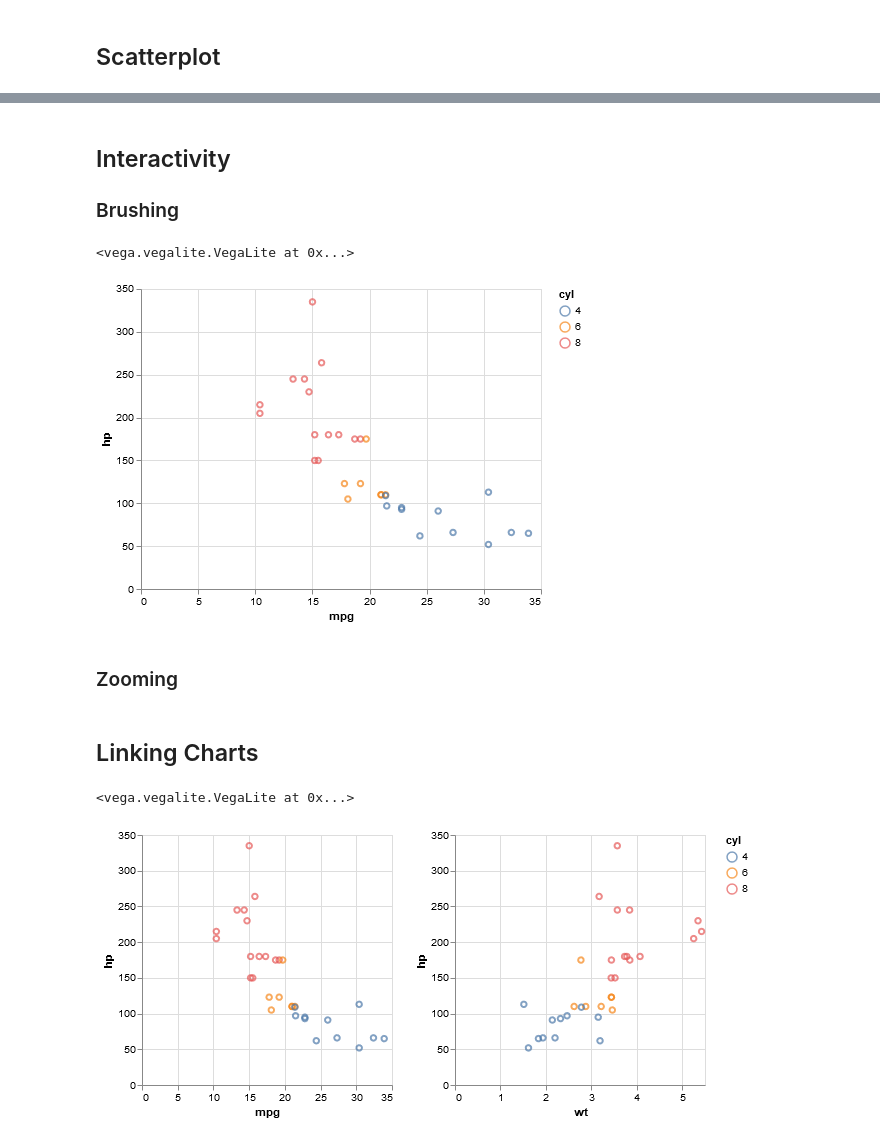
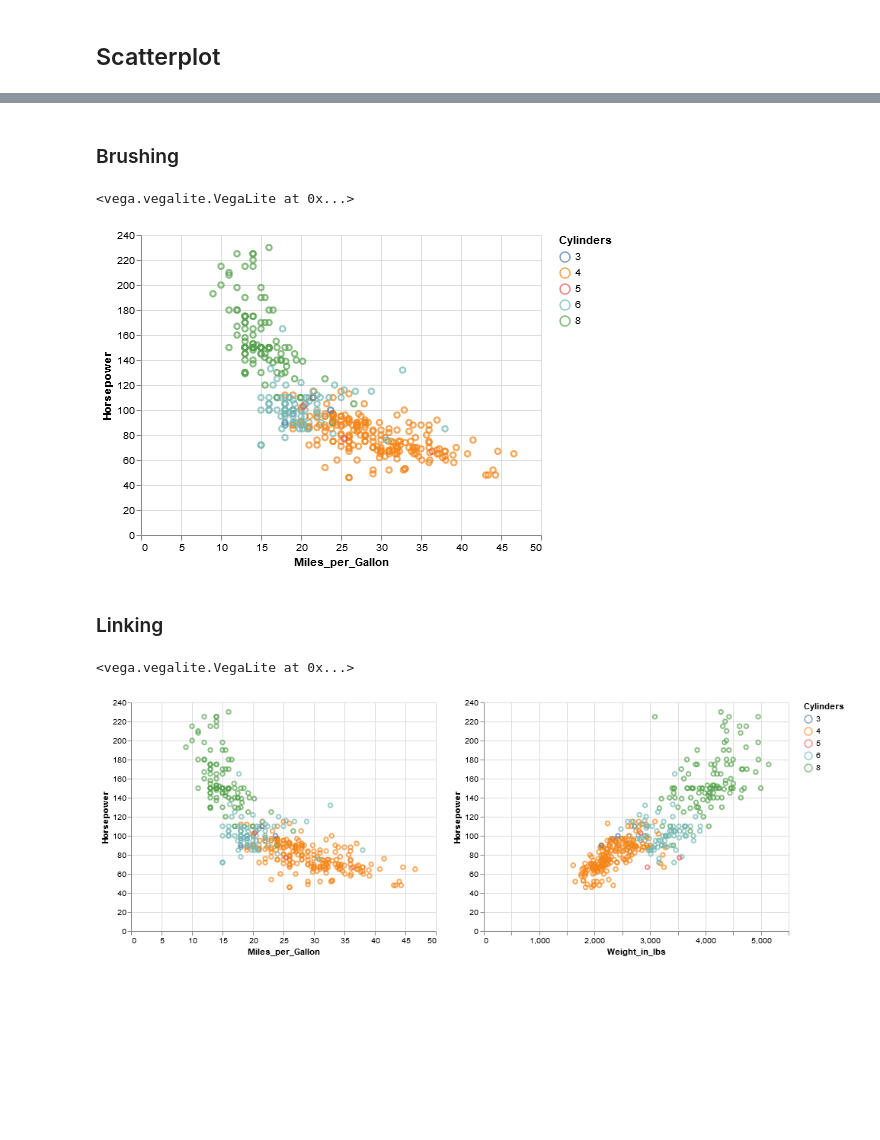
Before and after one commit to miguelazue/python-visualization-tutorial, a Jupyter notebook: 06_Altair.ipynb, the cells around one changed output, grey strips where cells are left out. Drawn from its saved outputs; the diff is of its cells as text; code cells hidden in the pictures; blank space fills up the shorter version.

```diff
--- a/06_Altair.ipynb
+++ b/06_Altair.ipynb
@@ -27,4 +27,7 @@ alt.__version__
 '3.2.0'
 # %%
 #use a standard dataset of heterogenous data
-cars = pd.read_csv('data/mtcars.csv')
+from vega_datasets import data
+#cars = pd.read_csv('data/mtcars.csv')
+cars = data.cars() # more cars + categorical columns
+cars.tail()
@@ -63,37 +172,32 @@ interactive(children=(Dropdown(description='Mark Type:', options=(('point', alt.
 # %% [markdown]
-## Interactivity
 ### Brushing
 # %%
 brush = alt.selection_interval()  # selection of type "interval"
 
 alt.Chart(cars).mark_point().encode(
-    x='mpg:Q',
-    y='hp:Q',
-    color=alt.condition(brush, 'cyl:N', alt.value('lightgray')) # unselected become lightgrey
+    x='Miles_per_Gallon',
+    y='Horsepower',
+    color=alt.condition(brush, 'Cylinders:N', alt.value('lightgray')) # unselected become lightgrey
 ).add_selection(
     brush  # bind this brush to our chart
 )
 # %% [output]
 <vega.vegalite.VegaLite at 0x...>
-[figure, old version]
+[figure, new version]
 # %% [markdown]
-### Zooming
+### Linking
-# %% [markdown]
-## Linking Charts
 # %%
-brush = alt.selection_interval(encodings=['x'])
+brush = alt.selection_interval(encodings=['x']) # Only seelct on x-axis
 
 chart = alt.Chart(cars).mark_point().encode(
-    y='hp:Q',
-    color=alt.condition(brush, 'cyl:N', alt.value('lightgray'))
-).properties(
-    width=250,
-    height=250
+    y='Horsepower',
+    color=alt.condition(brush, 'Cylinders:N', alt.value('lightgray'))
 ).add_selection(
     brush
 )
 
-chart.encode(x='mpg:Q')| chart.encode(x='wt:Q')
+# Link horizontal
+chart.encode(x='Miles_per_Gallon') | chart.encode(x='Weight_in_lbs') #two charts combined with a vertical bar '|'
 # %% [output]
 <vega.vegalite.VegaLite at 0x...>
-[figure, old version]
+[figure, new version]
```
Also changed, not shown: parts of 19 cells of this notebook.
